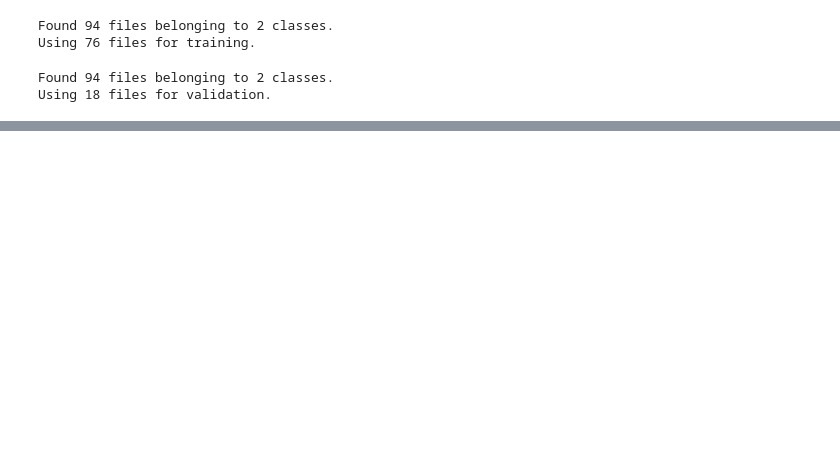
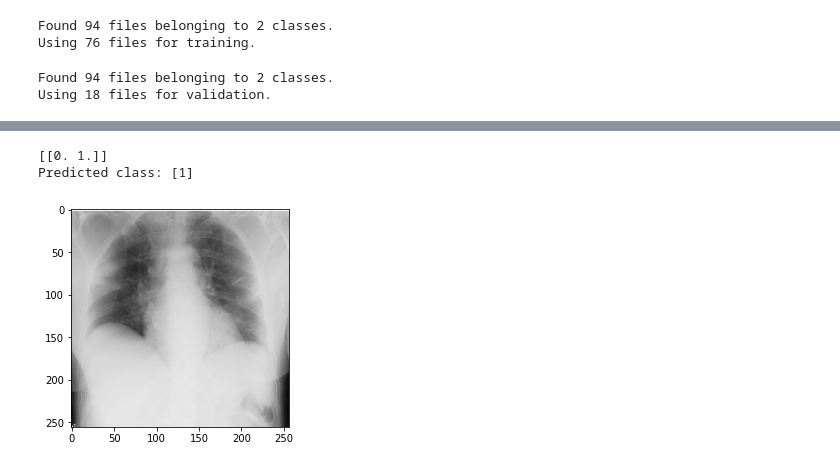
Before and after one commit to Jackelyneg/covid-19-image-classification, a Jupyter notebook: xraymodel.ipynb, the cells around one changed output, grey strips where cells are left out. Saved outputs shown, nothing was run; the diff lists cells and outputs as text; code cells hidden in the pictures; blank space fills up the shorter version.

```diff
--- a/xraymodel.ipynb
+++ b/xraymodel.ipynb
@@ -329,0 +200,4 @@ e=model.evaluate(X_test,y_test)
+# %%
+# Load the model
+from tensorflow.keras.models import load_model
+model = load_model("mymodel.h5")
@@ -329,0 +211,29 @@ e=model.evaluate(X_test,y_test)
+# %%
+from tensorflow.keras.preprocessing import image
+filepathClear="/content/drive/MyDrive/Colab Notebooks/normal.jpeg"
+filepathCovid="/content/drive/MyDrive/covidimage.jpeg"
+# %%
+image_size = (256, 256,1)
+im = image.load_img(filepathCovid, target_size=image_size, color_mode="grayscale")
+from tensorflow.keras.preprocessing.image import img_to_array
+image = img_to_array(im)
+image.shape
+# Scale the image pixels by 255 (or use a scaler from sklearn here)
+#image /= 255
+
+# Flatten into a 1x28*28 array
+img = image.flatten().reshape( -1,256, 256,1)
+img.shape
+plt.imshow(img.reshape(256, 256))
+
+# Invert the pixel values to match the original data
+img = 1 - img
+plt.imshow(img.reshape(256, 256), cmap=plt.cm.Greys)
+
+predictions = model.predict(img)
+print(predictions)
+print(f"Predicted class: {np.argmax(predictions,axis=1)}")
+# %% [output]
+[[0. 1.]]
+Predicted class: [1]
+[figure, added]
```
Also changed, not shown: parts of 39 cells of this notebook.
